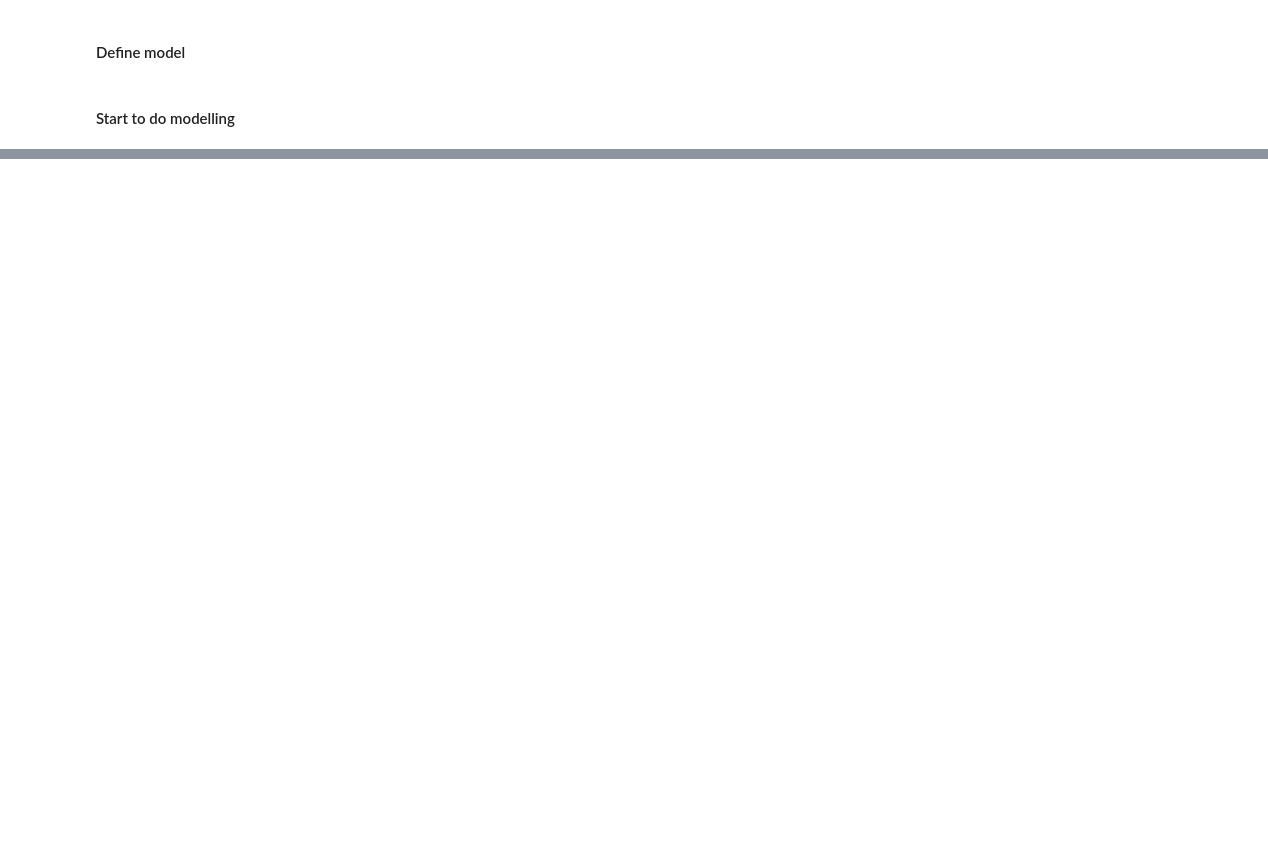
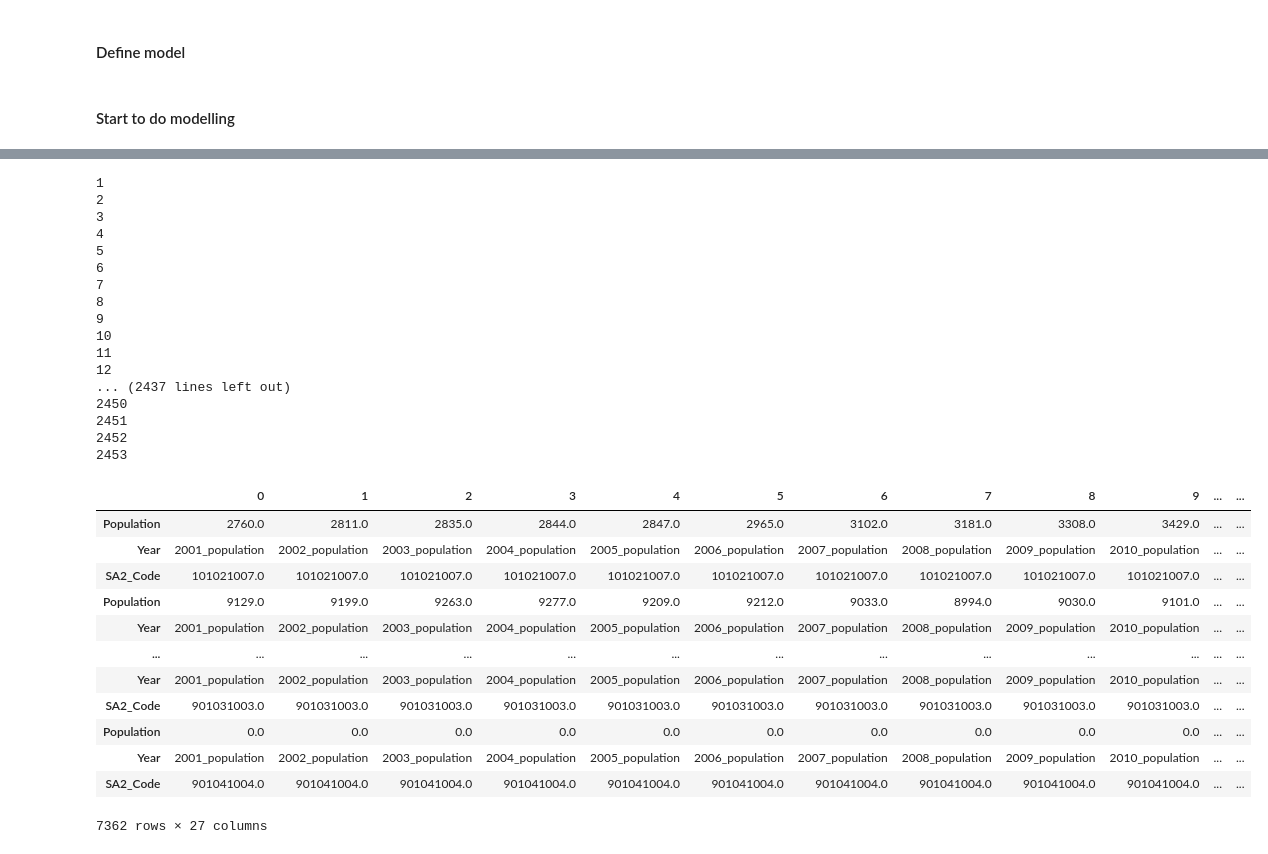
Before and after one commit to MAST30034-Applied-Data-Science/generic-real-estate-consulting-project-group-1-iron-data-man, a Jupyter notebook: notebooks/Modelling.ipynb, the cells around one changed output, grey strips where cells are left out. Cells and saved outputs as stored; diff of their text form; code cells hidden in the pictures; blank space fills up the shorter version.

```diff
--- a/notebooks/Modelling.ipynb
+++ b/notebooks/Modelling.ipynb
@@ -555,0 +720,38 @@ print("The rmse is: ", rmse)
+# %%
+predict_population_df = pd.DataFrame()
+predict_population_df = predict_population_list[0].transpose()
+for i in range(1, len(predict_population_list)):
+    # print(i)
+    predict_population_df = predict_population_df.append(predict_population_list[i].transpose())
+predict_population_df
+# %% [output]
+1
+2
+3
+4
+5
+6
+7
+8
+9
+10
+11
+12
+... (2437 lines left out)
+2450
+2451
+2452
+2453
+|  | 0 | 1 | 2 | 3 | 4 | 5 | 6 | 7 | 8 | 9 | ... | ... |
+| Population | 2760.0 | 2811.0 | 2835.0 | 2844.0 | 2847.0 | 2965.0 | 3102.0 | 3181.0 | 3308.0 | 3429.0 | ... | ... |
+| Year | 2001_population | 2002_population | 2003_population | 2004_population | 2005_population | 2006_population | 2007_population | 2008_population | 2009_population | 2010_population | ... | ... |
+| SA2_Code | 101021007.0 | 101021007.0 | 101021007.0 | 101021007.0 | 101021007.0 | 101021007.0 | 101021007.0 | 101021007.0 | 101021007.0 | 101021007.0 | ... | ... |
+| Population | 9129.0 | 9199.0 | 9263.0 | 9277.0 | 9209.0 | 9212.0 | 9033.0 | 8994.0 | 9030.0 | 9101.0 | ... | ... |
+| Year | 2001_population | 2002_population | 2003_population | 2004_population | 2005_population | 2006_population | 2007_population | 2008_population | 2009_population | 2010_population | ... | ... |
+| ... | ... | ... | ... | ... | ... | ... | ... | ... | ... | ... | ... | ... |
+| Year | 2001_population | 2002_population | 2003_population | 2004_population | 2005_population | 2006_population | 2007_population | 2008_population | 2009_population | 2010_population | ... | ... |
+| SA2_Code | 901031003.0 | 901031003.0 | 901031003.0 | 901031003.0 | 901031003.0 | 901031003.0 | 901031003.0 | 901031003.0 | 901031003.0 | 901031003.0 | ... | ... |
+| Population | 0.0 | 0.0 | 0.0 | 0.0 | 0.0 | 0.0 | 0.0 | 0.0 | 0.0 | 0.0 | ... | ... |
+| Year | 2001_population | 2002_population | 2003_population | 2004_population | 2005_population | 2006_population | 2007_population | 2008_population | 2009_population | 2010_population | ... | ... |
+| SA2_Code | 901041004.0 | 901041004.0 | 901041004.0 | 901041004.0 | 901041004.0 | 901041004.0 | 901041004.0 | 901041004.0 | 901041004.0 | 901041004.0 | ... | ... |
+7362 rows × 27 columns
```
Also changed, not shown: parts of 36 cells of this notebook, 1 other file.
